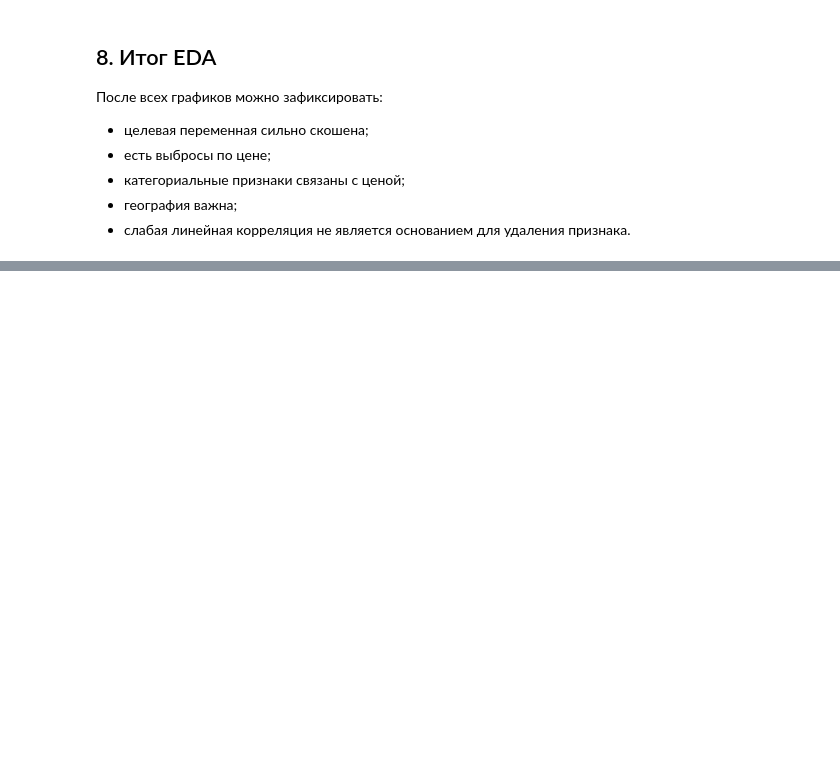
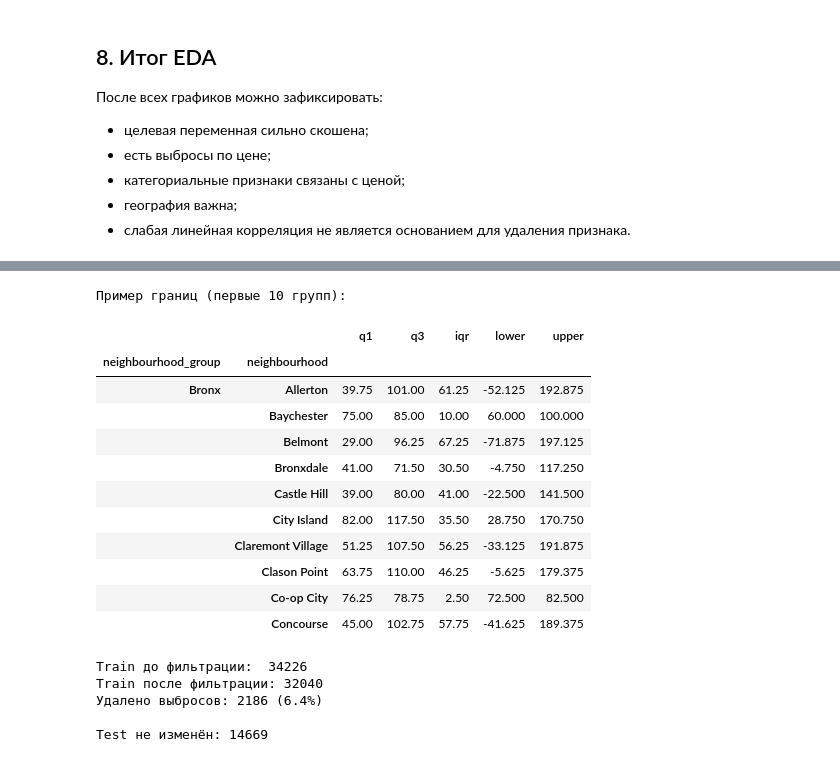
Before and after one commit to togoltsova/ML-Basic, a Jupyter notebook: homework_10/homework_10_fix.ipynb, the cells around one changed output, grey strips where cells are left out. Drawn from its saved outputs; the diff is of its cells as text; code cells hidden in the pictures; blank space fills up the shorter version.

```diff
--- a/homework_10/homework_10_fix.ipynb
+++ b/homework_10/homework_10_fix.ipynb
@@ -579,0 +584,9 @@ plt.show()
+# %%
+X = data.drop(columns='price')
+y = data['price']
+
+print(f'X shape: {X.shape}')
+print(f'y shape: {y.shape}')
+print()
+print('Признаки в X:')
+print(X.columns.tolist())
@@ -579,0 +603,9 @@ plt.show()
+# %%
+from sklearn.model_selection import train_test_split
+
+X_train, X_test, y_train, y_test = train_test_split(
+    X, y, test_size=0.3, random_state=42
+)
+
+print(f'X_train: {X_train.shape}  |  X_test: {X_test.shape}')
+print(f'y_train: {y_train.shape}  |  y_test: {y_test.shape}')
@@ -579,0 +657,52 @@ plt.show()
+# %%
+# Вычисляем границы IQR по (neighbourhood_group, neighbourhood) на train
+group_cols = ['neighbourhood_group', 'neighbourhood']
+
+train_with_price = X_train[group_cols].copy()
+train_with_price['price'] = y_train
+
+bounds = train_with_price.groupby(group_cols)['price'].agg(
+    q1=lambda x: x.quantile(0.25),
+    q3=lambda x: x.quantile(0.75),
+)
+bounds['iqr'] = bounds['q3'] - bounds['q1']
+bounds['lower'] = bounds['q1'] - 1.5 * bounds['iqr']
+bounds['upper'] = bounds['q3'] + 1.5 * bounds['iqr']
+
+print('Пример границ (первые 10 групп):')
+bounds.head(10)
+# %% [output]
+Пример границ (первые 10 групп):
+|  |  | q1 | q3 | iqr | lower | upper |
+| neighbourhood_group | neighbourhood |  |  |  |  |  |
+| Bronx | Allerton | 39.75 | 101.00 | 61.25 | -52.125 | 192.875 |
+|  | Baychester | 75.00 | 85.00 | 10.00 | 60.000 | 100.000 |
+|  | Belmont | 29.00 | 96.25 | 67.25 | -71.875 | 197.125 |
+|  | Bronxdale | 41.00 | 71.50 | 30.50 | -4.750 | 117.250 |
+|  | Castle Hill | 39.00 | 80.00 | 41.00 | -22.500 | 141.500 |
+|  | City Island | 82.00 | 117.50 | 35.50 | 28.750 | 170.750 |
+|  | Claremont Village | 51.25 | 107.50 | 56.25 | -33.125 | 191.875 |
+|  | Clason Point | 63.75 | 110.00 | 46.25 | -5.625 | 179.375 |
+|  | Co-op City | 76.25 | 78.75 | 2.50 | 72.500 | 82.500 |
+|  | Concourse | 45.00 | 102.75 | 57.75 | -41.625 | 189.375 |
+# %%
+# Применяем фильтр к train
+train_merged = train_with_price.merge(bounds, left_on=group_cols, right_index=True)
+mask = (train_merged['price'] >= train_merged['lower']) & (train_merged['price'] <= train_merged['upper'])
+
+n_before = len(X_train)
+X_train = X_train.loc[mask.values]
+y_train = y_train.loc[mask.values]
+n_after = len(X_train)
+
+print(f'Train до фильтрации:  {n_before}')
+print(f'Train после фильтрации: {n_after}')
+print(f'Удалено выбросов: {n_before - n_after} ({(n_before - n_after) / n_before * 100:.1f}%)')
+print()
+print(f'Test не изменён: {len(X_test)}')
+# %% [output]
+Train до фильтрации:  34226
+Train после фильтрации: 32040
+Удалено выбросов: 2186 (6.4%)
+
+Test не изменён: 14669
```
Also changed, not shown: parts of 17 cells of this notebook.
